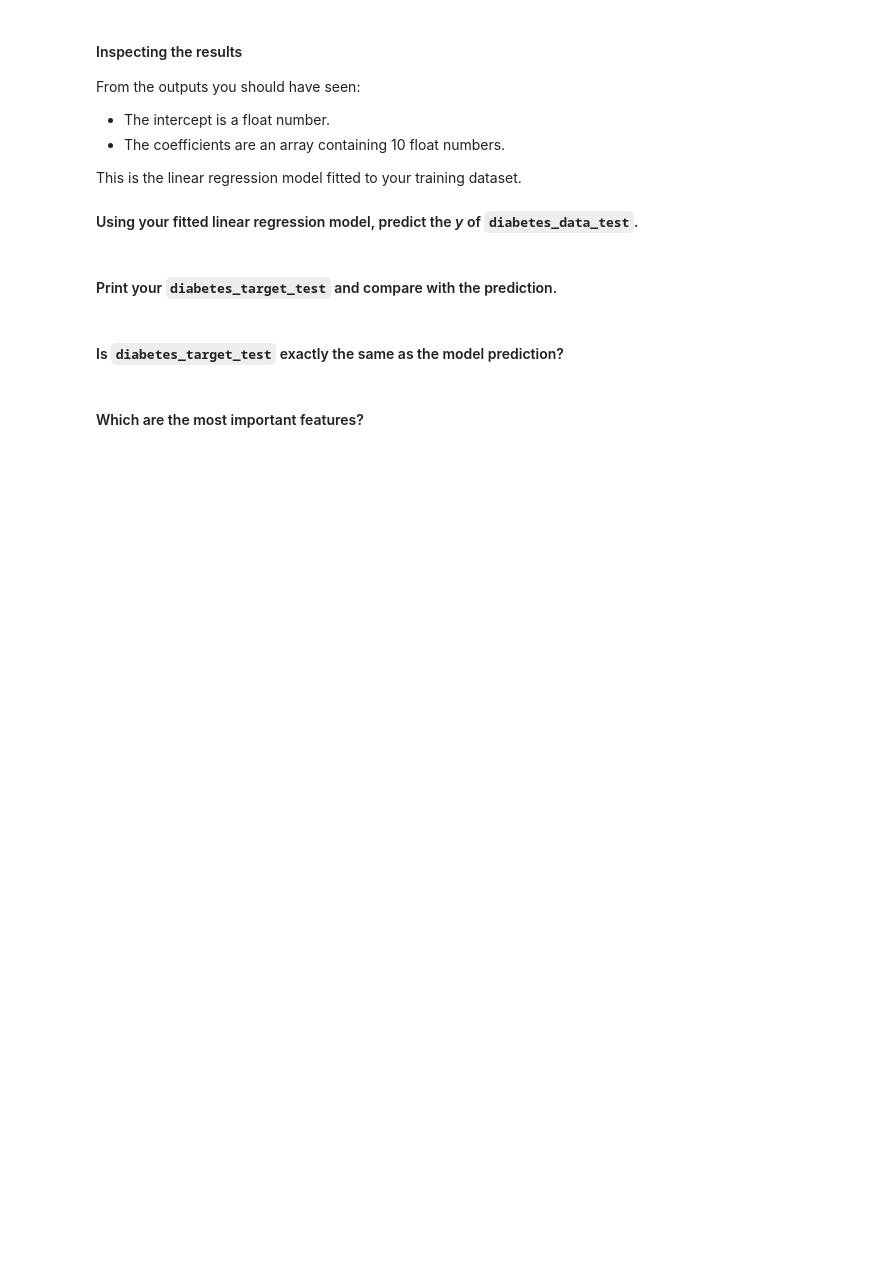
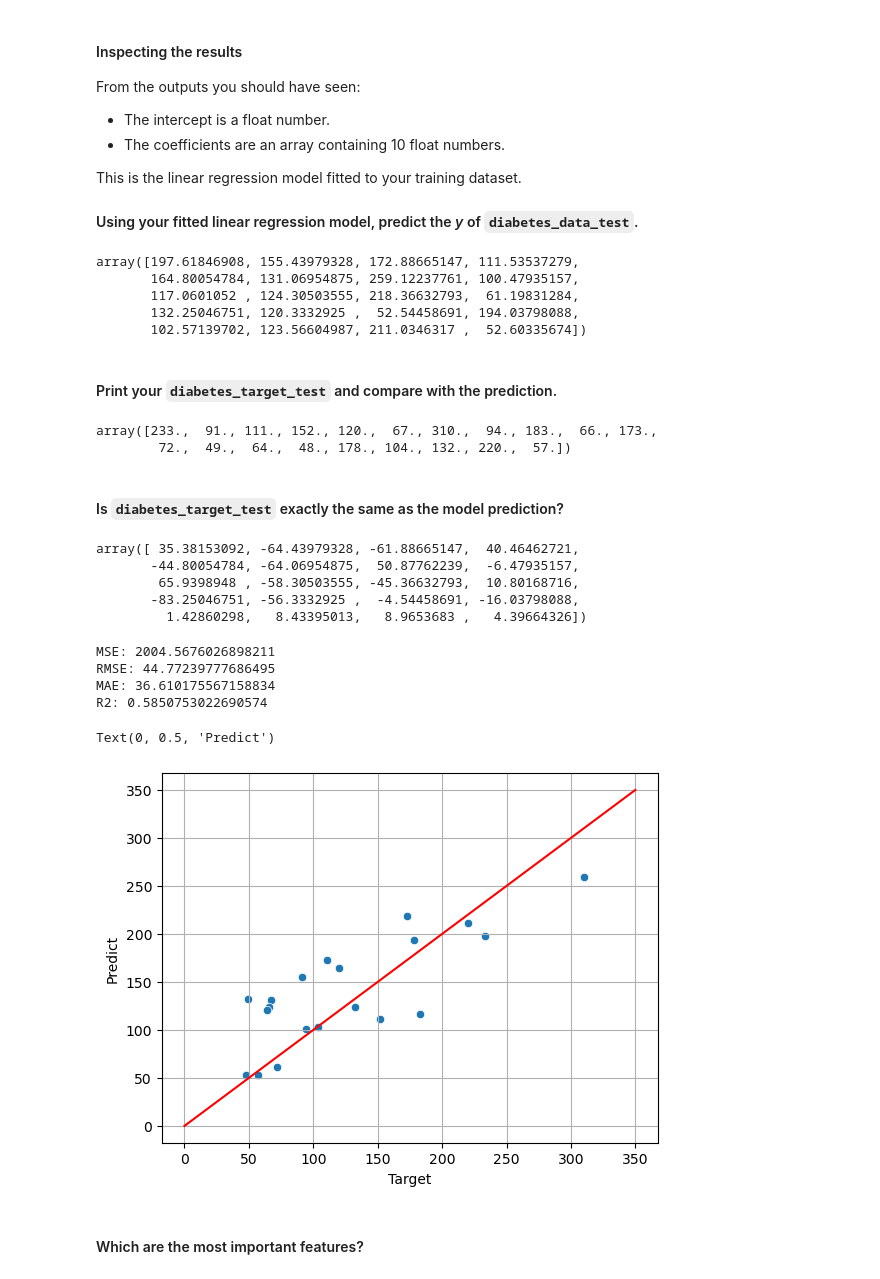
Before and after one commit to rafazamb/DS_PT_PR_SEP22, a Jupyter notebook: 03-Machine_Learning/01-Supervisado/01-Regresión Lineal/ejercicios/2 Diabetes.ipynb, the cells around one changed output. Drawn from its saved outputs; the diff is of its cells as text; code cells hidden in the pictures; blank space fills up the shorter version.

```diff
--- a/03-Machine_Learning/01-Supervisado/01-Regresión Lineal/ejercicios/2 Diabetes.ipynb
+++ b/03-Machine_Learning/01-Supervisado/01-Regresión Lineal/ejercicios/2 Diabetes.ipynb
@@ -33,6 +110,14 @@ The data have already been split to predictor (*data*) and response (*target*) v
 # %% [markdown]
 #### Create a new instance of the linear regression model and assign the new instance to the variable `diabetes_model`.
+# %%
+diabetes_model = LinearRegression()
 # %% [markdown]
 #### Next, let's split the training and test data.
 
 Define `diabetes_data_train`, `diabetes_target_train`, `diabetes_data_test`, and `diabetes_target_test`. Use the last 20 records for the test data and the rest for the training data.
+# %%
+diabetes_data_train = diabetes['data'][:-20]
+diabetes_target_train = diabetes['target'][:-20]
+
+diabetes_data_test = diabetes['data'][-20:]
+diabetes_target_test = diabetes['target'][-20:]
@@ -39,2 +130,4 @@ Define `diabetes_data_train`, `diabetes_target_train`, `diabetes_data_test`, and
 # %% [markdown]
 Fit the training data and target to `diabetes_model`. Print the *intercept* and *coefficients* of the model.
+# %%
+diabetes_model.fit(diabetes_data_train, diabetes_target_train)
@@ -49,9 +182,57 @@ From the outputs you should have seen:
 This is the linear regression model fitted to your training dataset.
 
 #### Using your fitted linear regression model, predict the *y* of `diabetes_data_test`.
+# %%
+diabetes_model.predict(diabetes_data_test)
+# %% [output]
+array([197.61846908, 155.43979328, 172.88665147, 111.53537279,
+       164.80054784, 131.06954875, 259.12237761, 100.47935157,
+       117.0601052 , 124.30503555, 218.36632793,  61.19831284,
+       132.25046751, 120.3332925 ,  52.54458691, 194.03798088,
+       102.57139702, 123.56604987, 211.0346317 ,  52.60335674])
 # %% [markdown]
 #### Print your `diabetes_target_test` and compare with the prediction.
+# %%
+diabetes_target_test
+# %% [output]
+array([233.,  91., 111., 152., 120.,  67., 310.,  94., 183.,  66., 173.,
+        72.,  49.,  64.,  48., 178., 104., 132., 220.,  57.])
 # %% [markdown]
 #### Is `diabetes_target_test` exactly the same as the model prediction?
+# %%
+diabetes_target_test - diabetes_model.predict(diabetes_data_test)
+# %% [output]
+array([ 35.38153092, -64.43979328, -61.88665147,  40.46462721,
+       -44.80054784, -64.06954875,  50.87762239,  -6.47935157,
+        65.9398948 , -58.30503555, -45.36632793,  10.80168716,
+       -83.25046751, -56.3332925 ,  -4.54458691, -16.03798088,
+         1.42860298,   8.43395013,   8.9653683 ,   4.39664326])
+# %%
+from sklearn.metrics import mean_squared_error, mean_absolute_error
+import numpy as np
+
+predicted = diabetes_model.predict(diabetes_data_test)
+
+print('MSE:', mean_squared_error(diabetes_target_test, predicted))
+print('RMSE:', np.sqrt(mean_squared_error(diabetes_target_test, predicted)))
+print('MAE:', mean_absolute_error(diabetes_target_test, predicted))
+
+print('R2:', diabetes_model.score(diabetes_data_test, diabetes_target_test))
+# %% [output]
+MSE: 2004.5676026898211
+RMSE: 44.77239777686495
+MAE: 36.610175567158834
+R2: 0.5850753022690574
+# %%
+import seaborn as sns
+import matplotlib.pyplot as plt
+sns.scatterplot(diabetes_target_test, predicted)
+plt.plot([0,350],[0,350],'red')
+plt.grid()
+plt.xlabel('Target')
+plt.ylabel('Predict')
+# %% [output]
+Text(0, 0.5, 'Predict')
+[figure, added]
 # %% [markdown]
 #### Which are the most important features?
```
Also changed, not shown: parts of 15 cells of this notebook.
